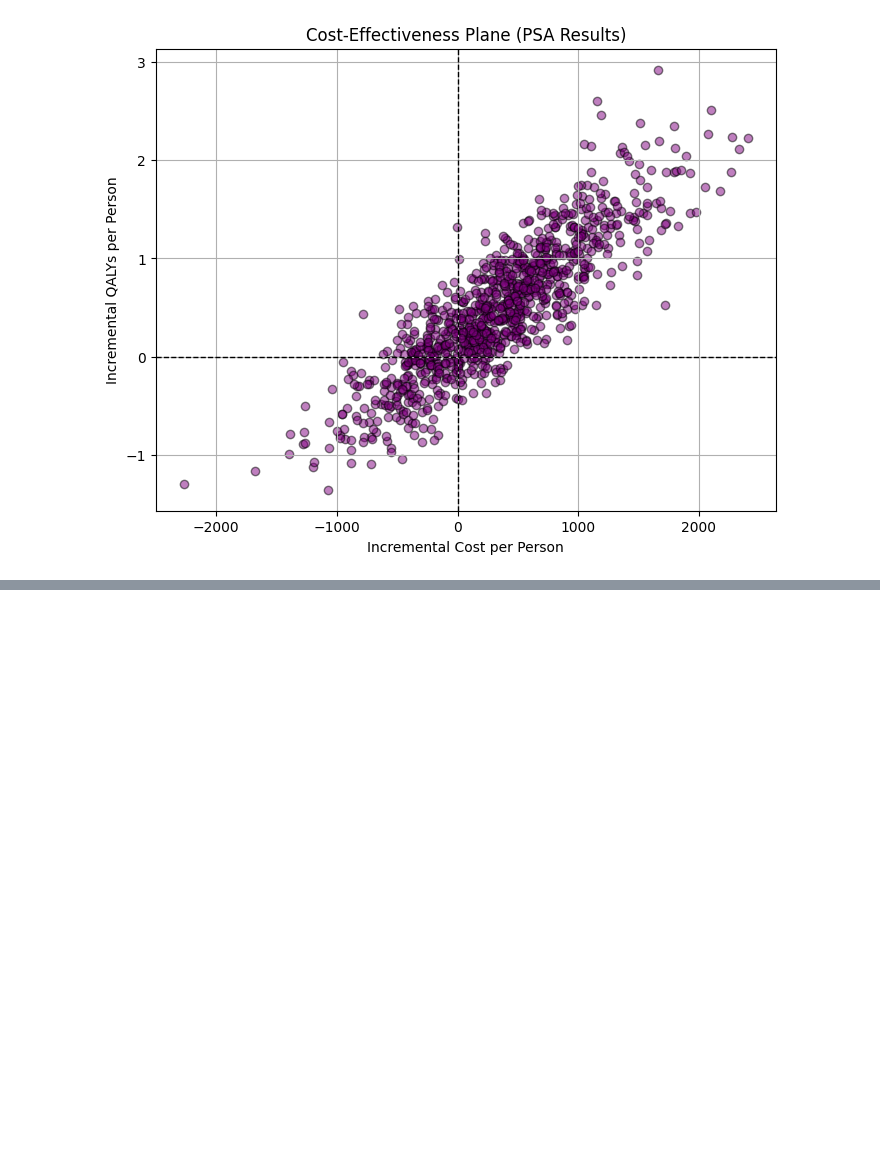
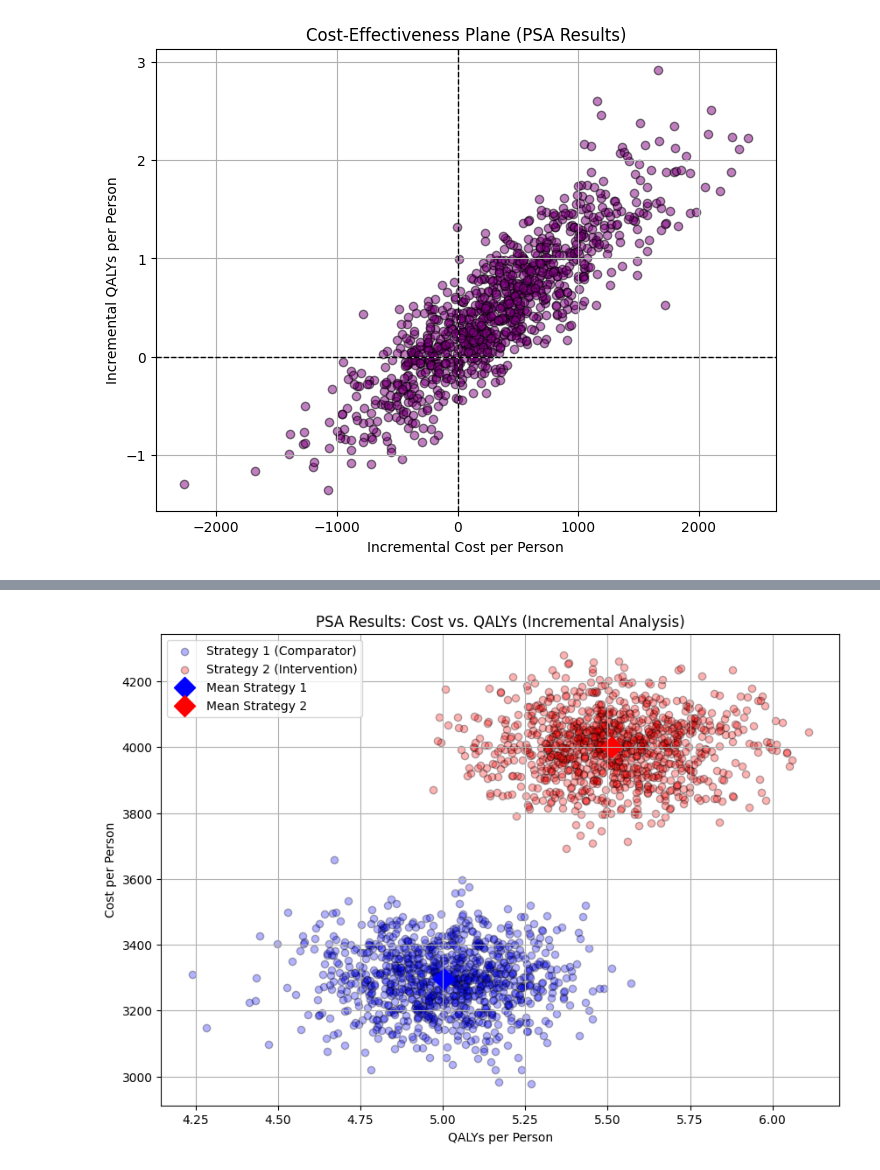
Before and after one commit to rsbaye/Data-Science-Projects, a Jupyter notebook: Markov_model_cost_effectiveness.ipynb, the cells around one changed output, grey strips where cells are left out. Cells and saved outputs as stored; diff of their text form; code cells hidden in the pictures; blank space fills up the shorter version.

```diff
--- a/Markov_model_cost_effectiveness.ipynb
+++ b/Markov_model_cost_effectiveness.ipynb
@@ -598,0 +704,47 @@ plt.show()
+# %%
+
+# --- Assume these arrays have been computed from your PSA ---
+# For example, using the PSA code provided earlier:
+#   costs_strategy1, utils_strategy1, costs_strategy2, utils_strategy2,
+#   mean_cost1, mean_util1, mean_cost2, mean_util2
+
+# Dummy data for demonstration purposes (remove these in your code):
+np.random.seed(123)
+costs_strategy1 = np.random.normal(3300, 100, 1000)
+utils_strategy1 = np.random.normal(5, 0.2, 1000)
+costs_strategy2 = np.random.normal(4000, 100, 1000)
+utils_strategy2 = np.random.normal(5.5, 0.2, 1000)
+mean_cost1 = np.mean(costs_strategy1)
+mean_util1 = np.mean(utils_strategy1)
+mean_cost2 = np.mean(costs_strategy2)
+mean_util2 = np.mean(utils_strategy2)
+
+# --- Create the scatter plot ---
+plt.figure(figsize=(10, 7))
+# Plot individual PSA simulation points for Strategy 1 (Comparator)
+plt.scatter(utils_strategy1, costs_strategy1, color='blue', alpha=0.3,
+            label='Strategy 1 (Comparator)', edgecolor='k')
+# Plot individual PSA simulation points for Strategy 2 (Intervention)
+plt.scatter(utils_strategy2, costs_strategy2, color='red', alpha=0.3,
+            label='Strategy 2 (Intervention)', edgecolor='k')
+
+# Plot the mean outcomes as larger diamond markers
+plt.scatter(mean_util1, mean_cost1, color='blue', s=150, marker='D',
+            label='Mean Strategy 1')
+plt.scatter(mean_util2, mean_cost2, color='red', s=150, marker='D',
+            label='Mean Strategy 2')
+
+# Draw an arrow showing the incremental difference from Strategy 1 to Strategy 2
+#plt.arrow(mean_util1, mean_cost1,
+          #mean_util2 - mean_util1, mean_cost2 - mean_cost1,
+          #color='black', width=5, head_width=0.05 * (mean_cost2-mean_cost1),
+          #length_includes_head=True, label='Incremental Difference')
+
+plt.xlabel('QALYs per Person')
+plt.ylabel('Cost per Person')
+plt.title('PSA Results: Cost vs. QALYs (Incremental Analysis)')
+plt.legend()
+plt.grid(True)
+plt.show()
+# %% [output]
+[figure, added]
```
Also changed, not shown: parts of 8 cells of this notebook.
